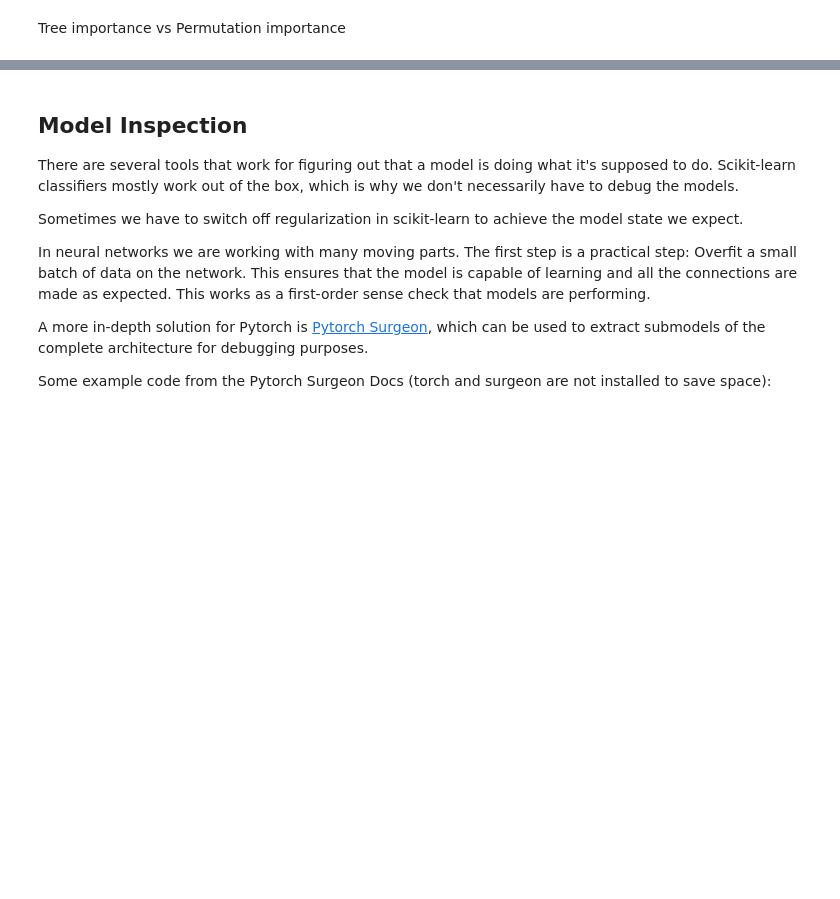
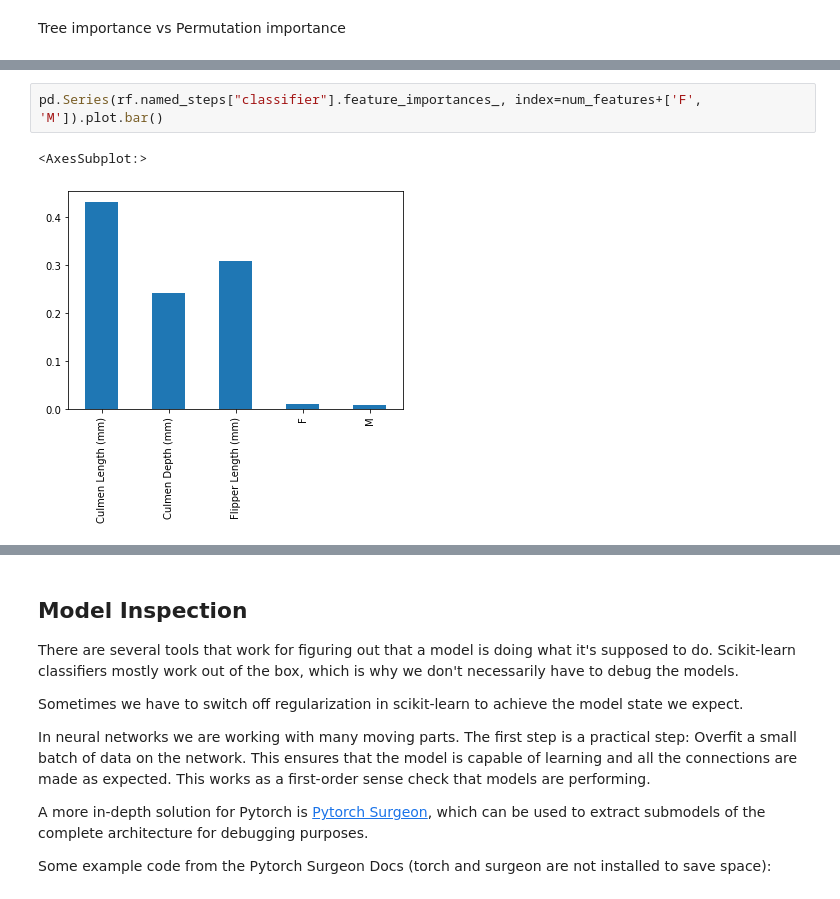
Before and after one commit to JesperDramsch/ml.recipes, a Jupyter notebook: notebooks/5 - Interpretability.ipynb, the cells around one changed output, grey strips where cells are left out. Drawn from its saved outputs; the diff is of its cells as text; blank space fills up the shorter version.

```diff
--- a/notebooks/5 - Interpretability.ipynb
+++ b/notebooks/5 - Interpretability.ipynb
@@ -12,0 +101,5 @@ Tree importance vs Permutation importance
+# %%
+pd.Series(rf.named_steps["classifier"].feature_importances_, index=num_features+['F', 'M']).plot.bar()
+# %% [output]
+<AxesSubplot:>
+[figure, added]
```
Also changed, not shown: parts of 17 cells of this notebook, 3 other files.
